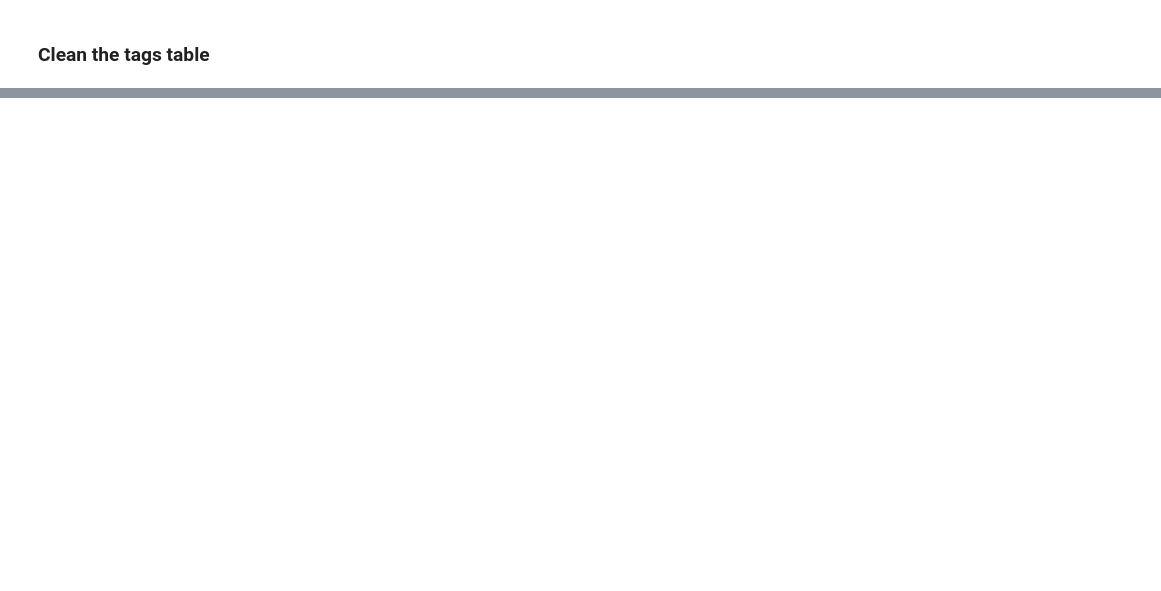
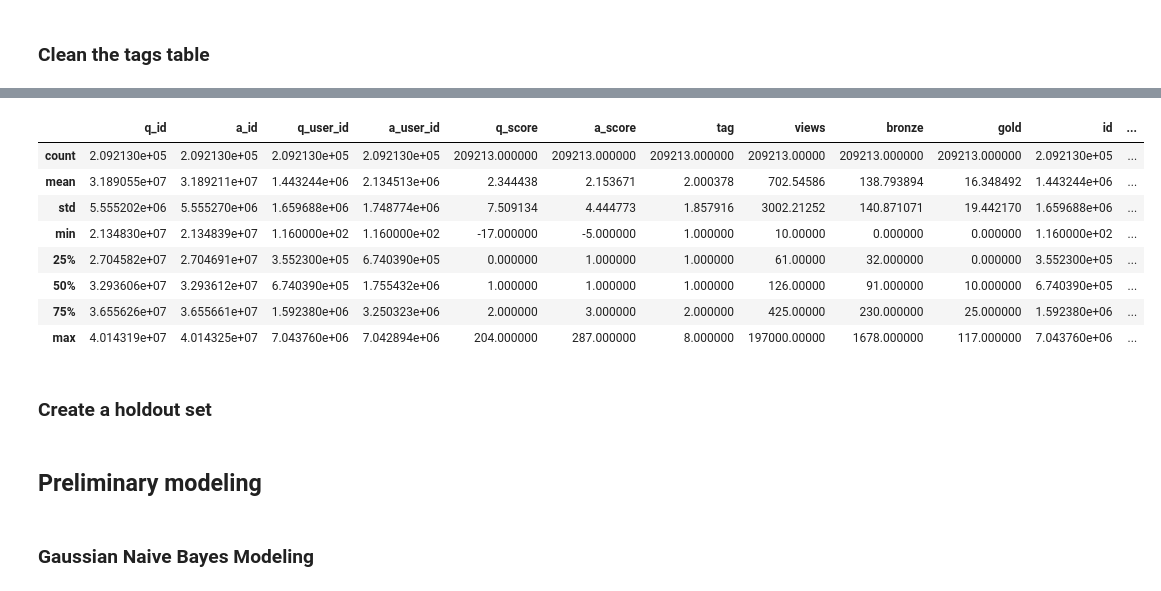
Before and after one commit to plim0793/classifying_stackoverflow_questions, a Jupyter notebook: mcnulty_lim_paul_classification.ipynb, the cells around one changed output, grey strips where cells are left out. Saved outputs shown, nothing was run; the diff lists cells and outputs as text; code cells hidden in the pictures; blank space fills up the shorter version.

```diff
--- a/mcnulty_lim_paul_classification.ipynb
+++ b/mcnulty_lim_paul_classification.ipynb
@@ -177,0 +466,2 @@ tags_clean.head()
+# %%
+df_modeling3 = df_modeling2.dropna()
@@ -177,0 +478,2 @@ tags_clean.head()
+# %%
+df_modeling3['q_body_len'] = df_modeling3['q_body'].map(lambda x: len(x))
@@ -177,0 +486,2 @@ tags_clean.head()
+# %%
+df_modeling4 = get_pol_sub(df_modeling3, ['q_body','q_title'])
@@ -177,0 +497,14 @@ tags_clean.head()
+# %%
+df_modeling4.describe()
+# %% [output]
+|  | q_id | a_id | q_user_id | a_user_id | q_score | a_score | tag | views | bronze | gold | id | ... |
+| count | 2.092130e+05 | 2.092130e+05 | 2.092130e+05 | 2.092130e+05 | 209213.000000 | 209213.000000 | 209213.000000 | 209213.00000 | 209213.000000 | 209213.000000 | 2.092130e+05 | ... |
+| mean | 3.189055e+07 | 3.189211e+07 | 1.443244e+06 | 2.134513e+06 | 2.344438 | 2.153671 | 2.000378 | 702.54586 | 138.793894 | 16.348492 | 1.443244e+06 | ... |
+| std | 5.555202e+06 | 5.555270e+06 | 1.659688e+06 | 1.748774e+06 | 7.509134 | 4.444773 | 1.857916 | 3002.21252 | 140.871071 | 19.442170 | 1.659688e+06 | ... |
+| min | 2.134830e+07 | 2.134839e+07 | 1.160000e+02 | 1.160000e+02 | -17.000000 | -5.000000 | 1.000000 | 10.00000 | 0.000000 | 0.000000 | 1.160000e+02 | ... |
+| 25% | 2.704582e+07 | 2.704691e+07 | 3.552300e+05 | 6.740390e+05 | 0.000000 | 1.000000 | 1.000000 | 61.00000 | 32.000000 | 0.000000 | 3.552300e+05 | ... |
+| 50% | 3.293606e+07 | 3.293612e+07 | 6.740390e+05 | 1.755432e+06 | 1.000000 | 1.000000 | 1.000000 | 126.00000 | 91.000000 | 10.000000 | 6.740390e+05 | ... |
+| 75% | 3.655626e+07 | 3.655661e+07 | 1.592380e+06 | 3.250323e+06 | 2.000000 | 3.000000 | 2.000000 | 425.00000 | 230.000000 | 25.000000 | 1.592380e+06 | ... |
+| max | 4.014319e+07 | 4.014325e+07 | 7.043760e+06 | 7.042894e+06 | 204.000000 | 287.000000 | 8.000000 | 197000.00000 | 1678.000000 | 117.000000 | 7.043760e+06 | ... |
+# %% [markdown]
+### Create a holdout set
@@ -177,0 +518,2 @@ tags_clean.head()
+# %% [markdown]
+## Preliminary modeling
@@ -177,0 +531,2 @@ tags_clean.head()
+# %% [markdown]
+### Gaussian Naive Bayes Modeling
```
Also changed, not shown: parts of 116 cells of this notebook.
